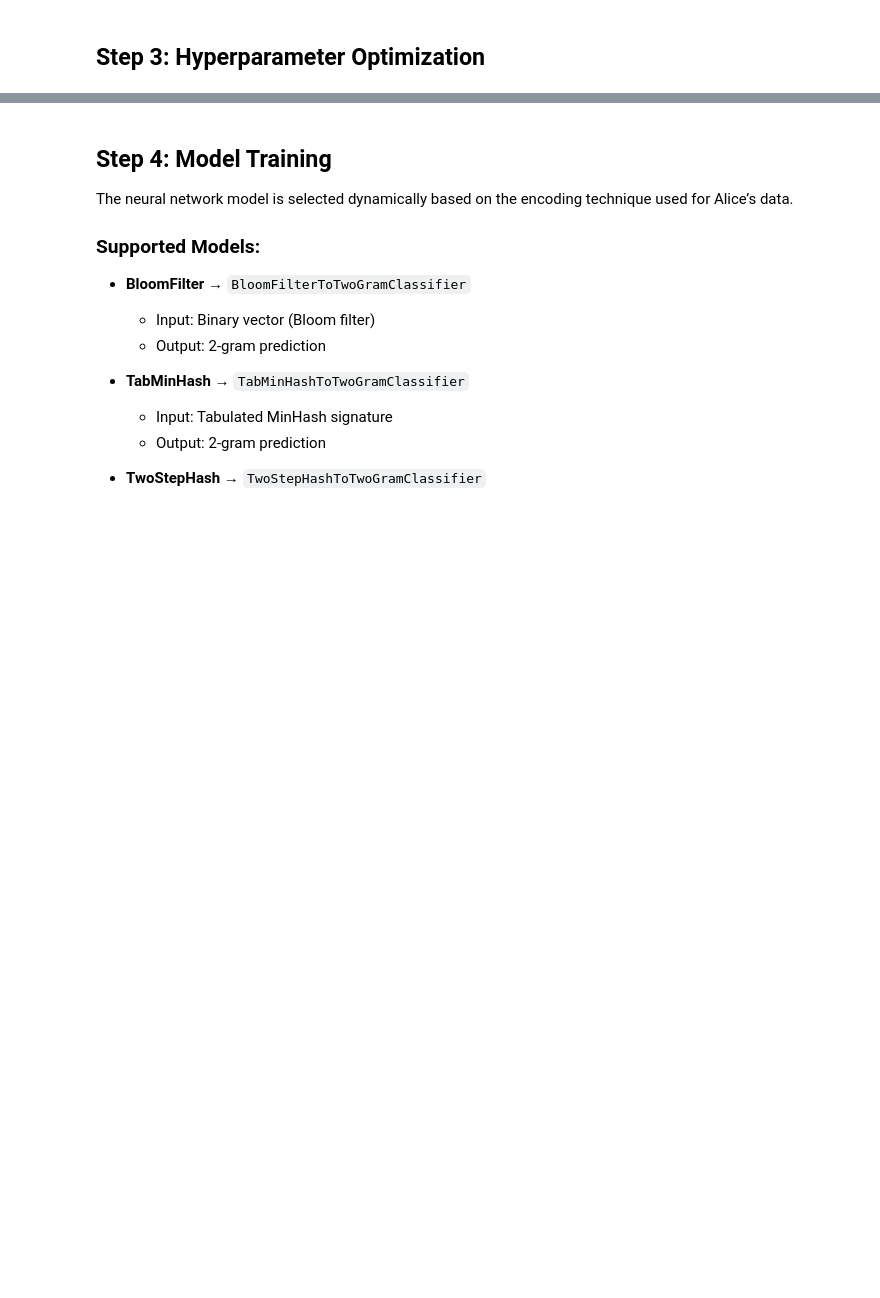
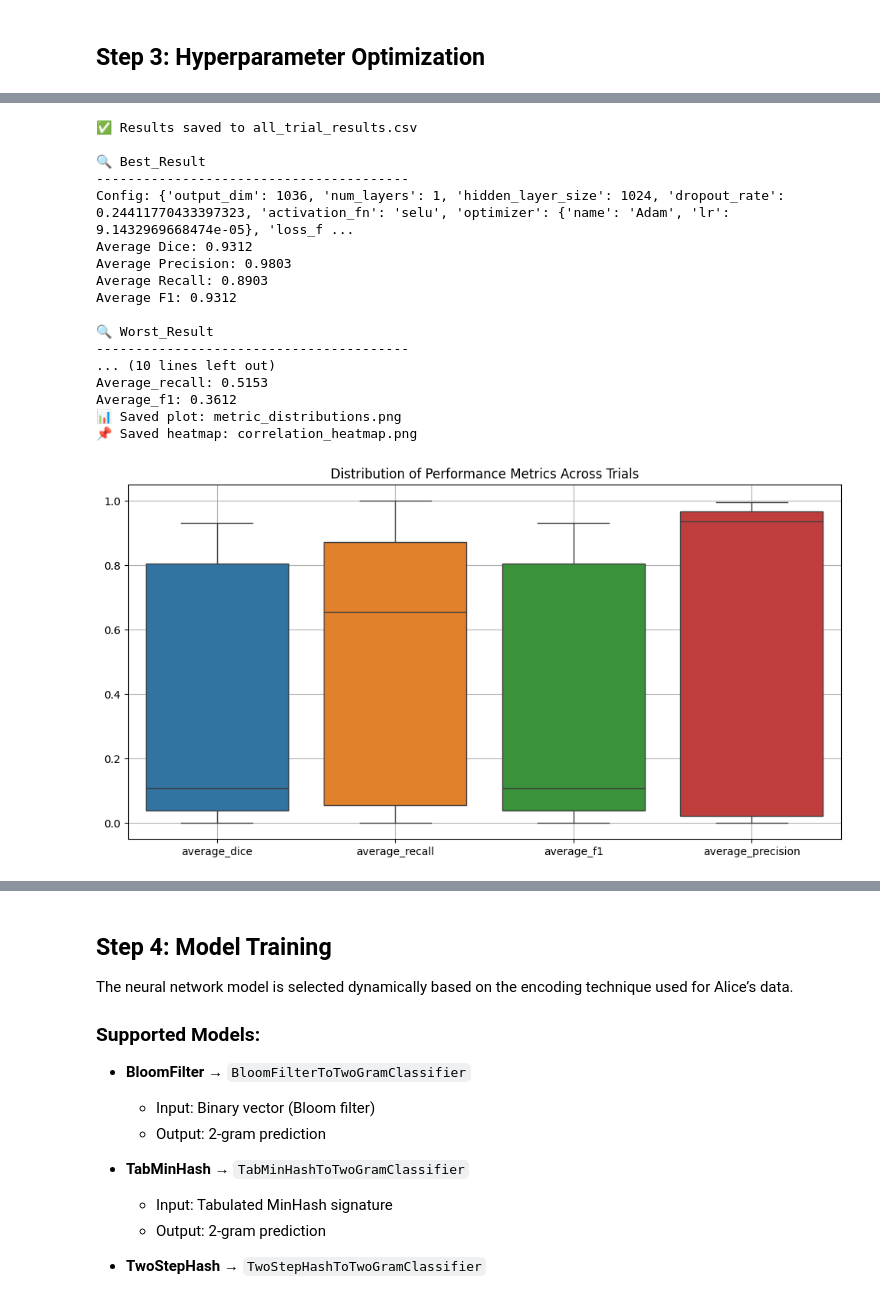
Before and after one commit to marcelmildenberger/dataset-extension-attack, a Jupyter notebook: main.ipynb, the cells around one changed output, grey strips where cells are left out. Cells and saved outputs as stored; diff of their text form; code cells hidden in the pictures; blank space fills up the shorter version.

```diff
--- a/main.ipynb
+++ b/main.ipynb
@@ -88,7 +91,7 @@ DEA_CONFIG = {
     "EarlyStoppingPatience": 5,
     "NumCPU": 11,  # 11 on my local 19 on cluster (general: n-1)
     "MetricToOptimize": "average_dice", # "average_dice", "average_precision", "average_recall", "average_f1"
-    "MatchingTechnique": "greedy",  # "ai", "greedy", "fuzzy", "ai_from_reconstructed_strings"
+    "MatchingTechnique": "fuzzy",  # "ai", "greedy", "fuzzy", "ai_from_reconstructed_strings"
     "LoadResults": False,
     "LoadPath": "",
     "SaveResults": True,
@@ -581,6 +628,7 @@ best_result = result_grid.get_best_result(metric="average_dice", mode="max")
 if DEA_CONFIG["SaveResults"]:
     save_to = f"experiment_results/{experiment_tag}"
     os.makedirs(save_to, exist_ok=True)
+    os.makedirs(f"{save_to}/hyperparameteroptimization", exist_ok=True)
     worst_result = result_grid.get_best_result(metric="average_dice", mode="min")
 
     # Combine configs and metrics into a DataFrame
@@ -603,30 +651,49 @@ if DEA_CONFIG["SaveResults"]:
     print("\n📊 Average Metrics Across All Trials")
     avg_metrics = df[["average_dice", "average_precision", "average_recall", "average_f1"]].mean()
     print("-" * 40)
     for key, value in avg_metrics.items():
         print(f"{key.capitalize()}: {value:.4f}")
 
     # --- 📈 Plotting performance metrics ---
     plt.figure(figsize=(12, 6))
     sns.boxplot(data=df[["average_dice", "average_recall", "average_f1", "average_precision"]])
     plt.title("Distribution of Performance Metrics Across Trials")
     plt.grid(True)
     plt.savefig(f"{save_to}/hyperparameteroptimization/metric_distributions.png")
     print("📊 Saved plot: metric_distributions.png")
 
     # --- 📌 Correlation between config params and performance ---
     # Only include numeric config columns
     exclude_cols = {"input_dim", "output_dim"}
     numeric_config_cols = [
         col for col in df.columns
         if pd.api.types.is_numeric_dtype(df[col]) and col not in exclude_cols
     ]
     correlation_df = df[numeric_config_cols].corr()
 
     # Plot heatmap
     plt.figure(figsize=(12, 8))
     sns.heatmap(correlation_df, annot=True, cmap="coolwarm", fmt=".2f")
     plt.title("Correlation Between Parameters and Metrics")
     plt.tight_layout()
     plt.savefig(f"{save_to}/hyperparameteroptimization/correlation_heatmap.png")
     print("📌 Saved heatmap: correlation_heatmap.png")
+# %% [output]
+✅ Results saved to all_trial_results.csv
+
+🔍 Best_Result
+----------------------------------------
+Config: {'output_dim': 1036, 'num_layers': 1, 'hidden_layer_size': 1024, 'dropout_rate': 0.24411770433397323, 'activation_fn': 'selu', 'optimizer': {'name': 'Adam', 'lr': 9.1432969668474e-05}, 'loss_f ...
+Average Dice: 0.9312
+Average Precision: 0.9803
+Average Recall: 0.8903
+Average F1: 0.9312
+
+🔍 Worst_Result
+----------------------------------------
+... (10 lines left out)
+Average_recall: 0.5153
+Average_f1: 0.3612
+📊 Saved plot: metric_distributions.png
+📌 Saved heatmap: correlation_heatmap.png
+[figure, added]
```
Also changed, not shown: parts of 10 cells of this notebook, 6 other files.
